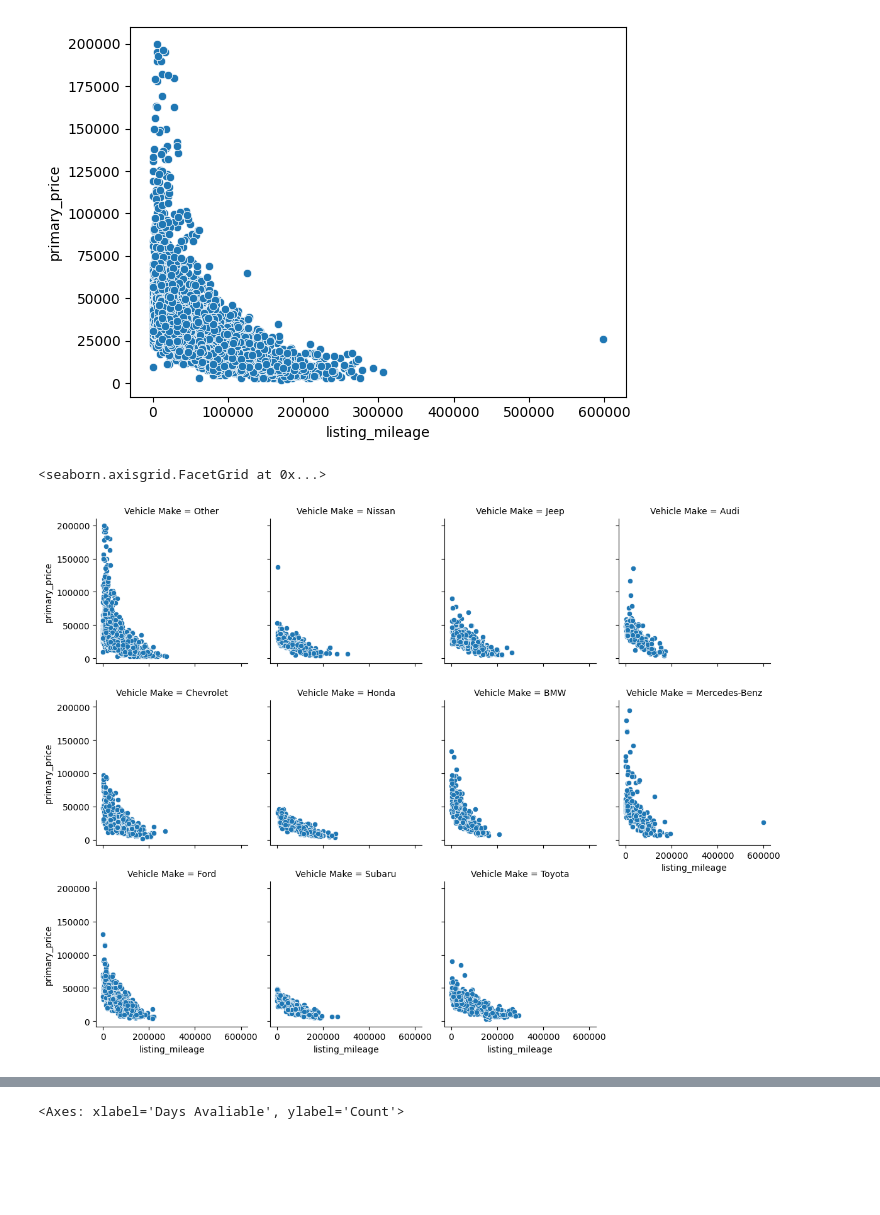
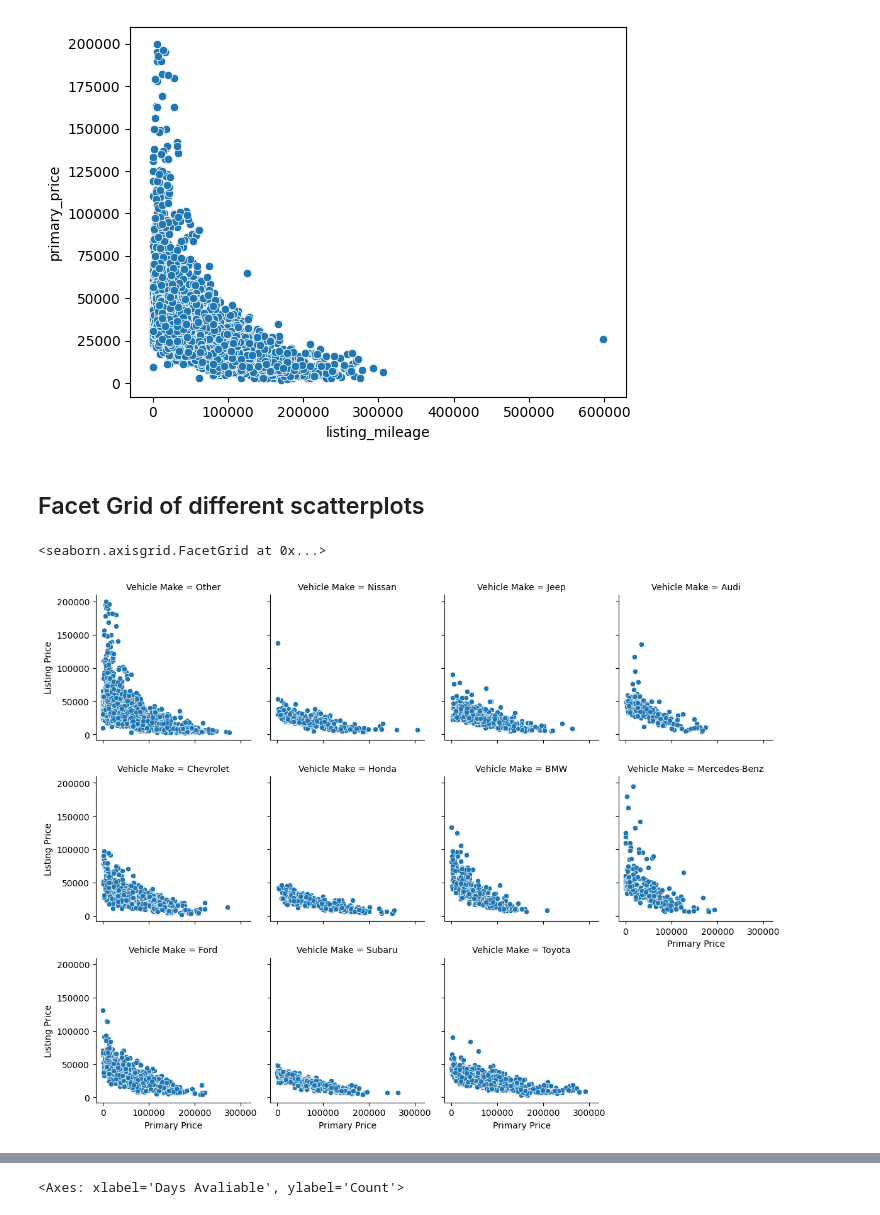
Before and after one commit to evanhollier/Cars_Project, a Jupyter notebook: data_visuals.ipynb, the cells around one changed output, grey strips where cells are left out. Saved outputs shown, nothing was run; the diff lists cells and outputs as text; code cells hidden in the pictures; blank space fills up the shorter version.

```diff
--- a/data_visuals.ipynb
+++ b/data_visuals.ipynb
@@ -190,9 +171,13 @@ sns.scatterplot(data=under_200k_df, x='listing_mileage', y='primary_price')
 # %% [output]
 <Axes: xlabel='listing_mileage', ylabel='primary_price'>
 [figure]
+# %% [markdown]
+## Facet Grid of different scatterplots
 # %%
-g = sns.FacetGrid(under_200k_df, col = 'Vehicle Make', col_wrap=4)
+g = sns.FacetGrid(under_200k_df[under_200k_df['listing_mileage'] < 500000], col = 'Vehicle Make', col_wrap=4)
 g.map(sns.scatterplot, 'listing_mileage', 'primary_price')
+g.set_xlabels('Primary Price')
+g.set_ylabels('Listing Price')
 # %% [output]
 <seaborn.axisgrid.FacetGrid at 0x...>
-[figure, old version]
+[figure, new version]
```
Also changed, not shown: parts of 14 cells of this notebook.
